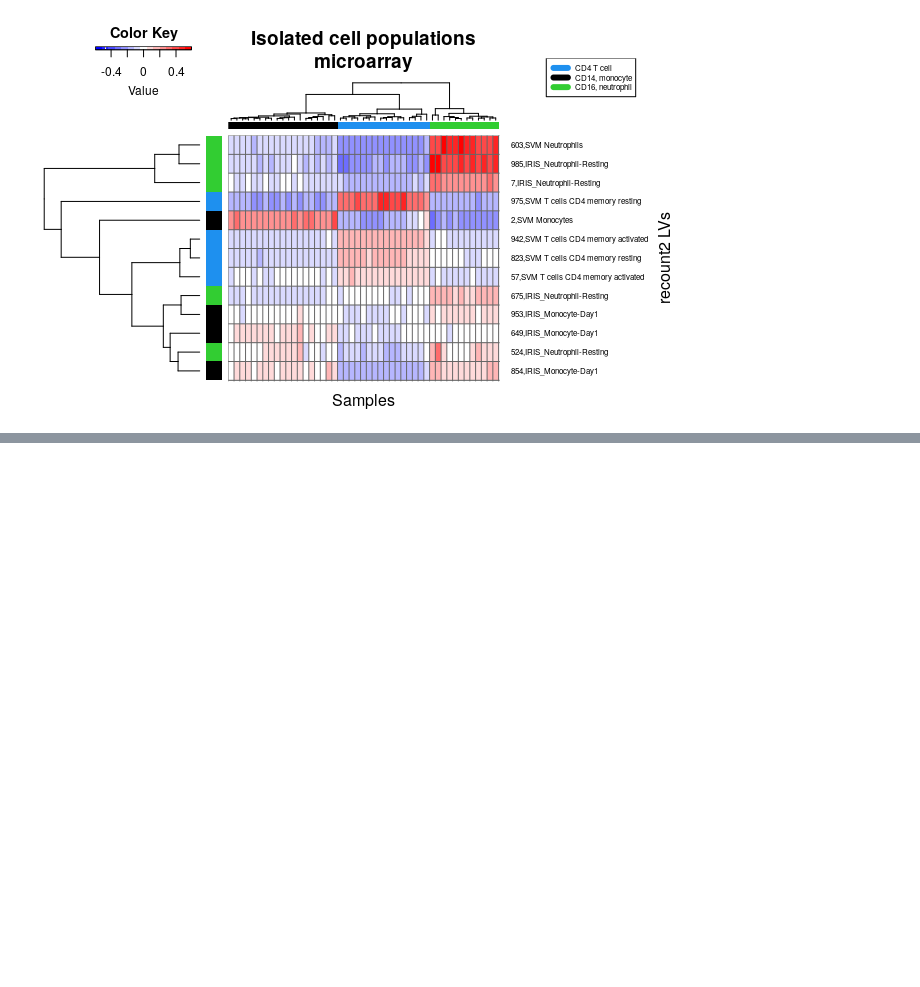
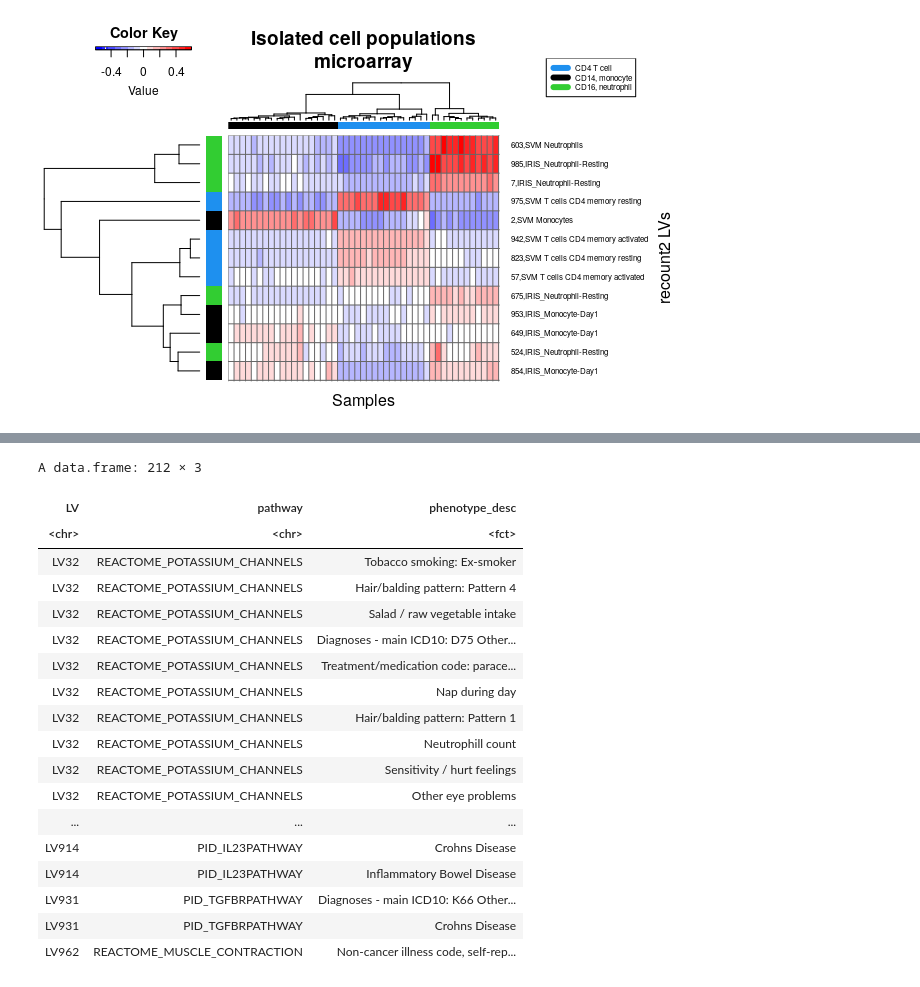
Before and after one commit to pivlab/INCLUDE_TR01, a Jupyter notebook: nbs/10_gtex/project_T21_rnaseq_data.ipynb, the cells around one changed output, grey strips where cells are left out. Saved outputs shown, nothing was run; the diff lists cells and outputs as text; code cells hidden in the pictures; blank space fills up the shorter version.

```diff
--- a/nbs/10_gtex/project_T21_rnaseq_data.ipynb
+++ b/nbs/10_gtex/project_T21_rnaseq_data.ipynb
@@ -564,0 +789,25 @@ plot + guides(fill = guide_legend(override.aes = list(shape = c(NA, NA), linetyp
+# %%
+options(repr.matrix.max.rows = Inf, repr.data.frame.max.rows = Inf)
+
+multi_pheno_projection_GSE190125 %>%
+dplyr::select(LV, pathway, phenotype_desc)
+# %% [output]
+A data.frame: 212 × 3
+| LV | pathway | phenotype_desc |
+| <chr> | <chr> | <fct> |
+| LV32 | REACTOME_POTASSIUM_CHANNELS | Tobacco smoking: Ex-smoker |
+| LV32 | REACTOME_POTASSIUM_CHANNELS | Hair/balding pattern: Pattern 4 |
+| LV32 | REACTOME_POTASSIUM_CHANNELS | Salad / raw vegetable intake |
+| LV32 | REACTOME_POTASSIUM_CHANNELS | Diagnoses - main ICD10: D75 Other... |
+| LV32 | REACTOME_POTASSIUM_CHANNELS | Treatment/medication code: parace... |
+| LV32 | REACTOME_POTASSIUM_CHANNELS | Nap during day |
+| LV32 | REACTOME_POTASSIUM_CHANNELS | Hair/balding pattern: Pattern 1 |
+| LV32 | REACTOME_POTASSIUM_CHANNELS | Neutrophill count |
+| LV32 | REACTOME_POTASSIUM_CHANNELS | Sensitivity / hurt feelings |
+| LV32 | REACTOME_POTASSIUM_CHANNELS | Other eye problems |
+| ... | ... | ... |
+| LV914 | PID_IL23PATHWAY | Crohns Disease |
+| LV914 | PID_IL23PATHWAY | Inflammatory Bowel Disease |
+| LV931 | PID_TGFBRPATHWAY | Diagnoses - main ICD10: K66 Other... |
+| LV931 | PID_TGFBRPATHWAY | Crohns Disease |
+| LV962 | REACTOME_MUSCLE_CONTRACTION | Non-cancer illness code, self-rep... |
```
Also changed, not shown: parts of 37 cells of this notebook, 18 other files.
